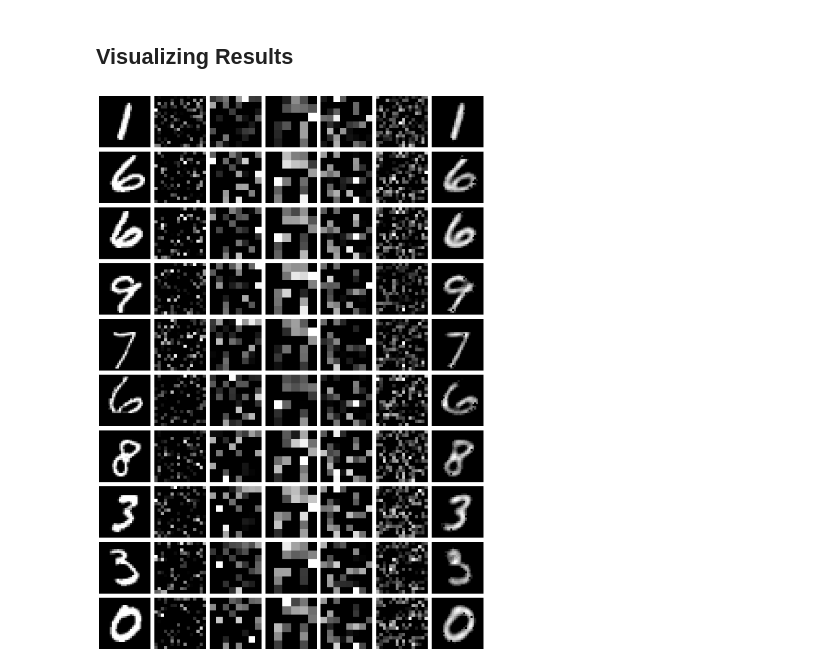
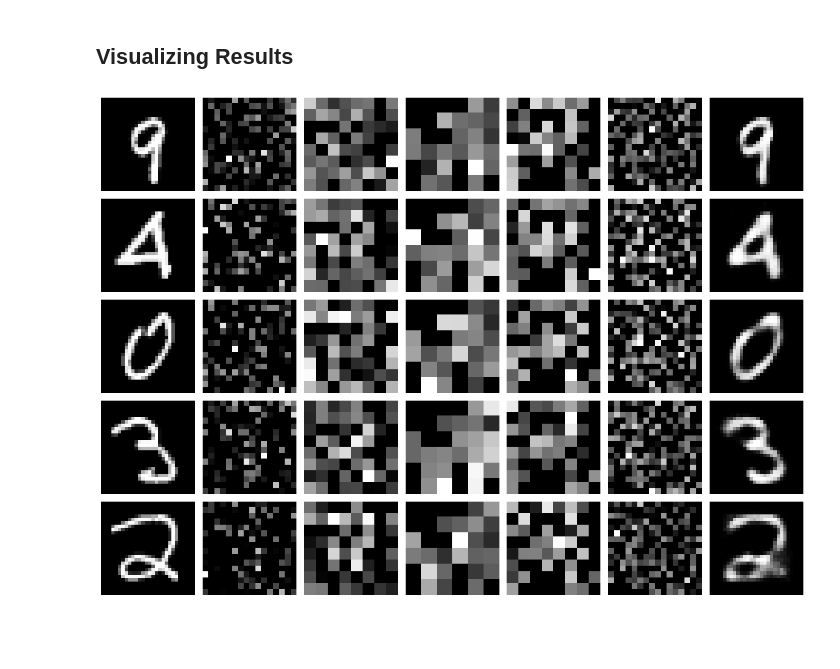
Before and after one commit to danielpederzini/autoencoders-from-scratch, a Jupyter notebook: notebooks/main.ipynb, the cells around one changed output. Drawn from its saved outputs; the diff is of its cells as text; code cells hidden in the pictures; blank space fills up the shorter version.

Commit message:
Use sigmoid instead of ReLU for output

```diff
--- a/notebooks/main.ipynb
+++ b/notebooks/main.ipynb
@@ -33,6 +33,9 @@ x_train.shape, x_test.shape
 # %%
 def relu(input):
     return np.maximum(0, input)
+
+def sigmoid(input):
+    return 1 / (1 + np.exp(-input))
 
 class Layer:
     def __init__(self, weights, biases):
@@ -50,6 +53,14 @@ class ReluLayer(Layer):
     def forward(self, input):
         result = super().forward(input)
         return relu(result)
+
+class SigmoidLayer(Layer):
+    def __init__(self, weights, biases):
+        super().__init__(weights, biases)
+
+    def forward(self, input):
+        result = super().forward(input)
+        return sigmoid(result)
 # %%
 def initialize_layers(input_size, hidden1_size, hidden2_size, latent_size, hidden3_size, hidden4_size, output_size):
     hidden1_weights = np.random.normal(0, np.sqrt(2.0 / input_size), size=(input_size, hidden1_size))
@@ -74,7 +85,7 @@ def initialize_layers(input_size, hidden1_size, hidden2_size, latent_size, hidde
 
     output_weights = np.random.normal(0, np.sqrt(2.0 / hidden4_size), size=(hidden4_size, output_size))
     output_biases = np.zeros(shape=(output_size,))
-    output_layer = ReluLayer(output_weights, output_biases)
+    output_layer = SigmoidLayer(output_weights, output_biases)
 
     return hidden1_layer, hidden2_layer, latent_layer, hidden3_layer, hidden4_layer, output_layer
 # %%
@@ -256,10 +267,10 @@ def plot_outputs(batch_inputs, hidden1_output, hidden2_output, latent_output, hi
     plt.tight_layout()
     plt.show()
 # %%
-num_samples = 10
+num_samples = 5
 batch_inputs = x_test[np.random.randint(0, x_test.shape[0], size=num_samples)]
 hidden1_output, hidden2_output, latent_output, hidden3_output, hidden4_output, output = forward(batch_inputs)
 
 plot_outputs(batch_inputs, hidden1_output, hidden2_output, latent_output, hidden3_output, hidden4_output, output, num_samples)
 # %% [output]
-[figure, old version]
+[figure, new version]
```
Also changed, not shown: parts of 2 cells of this notebook.
